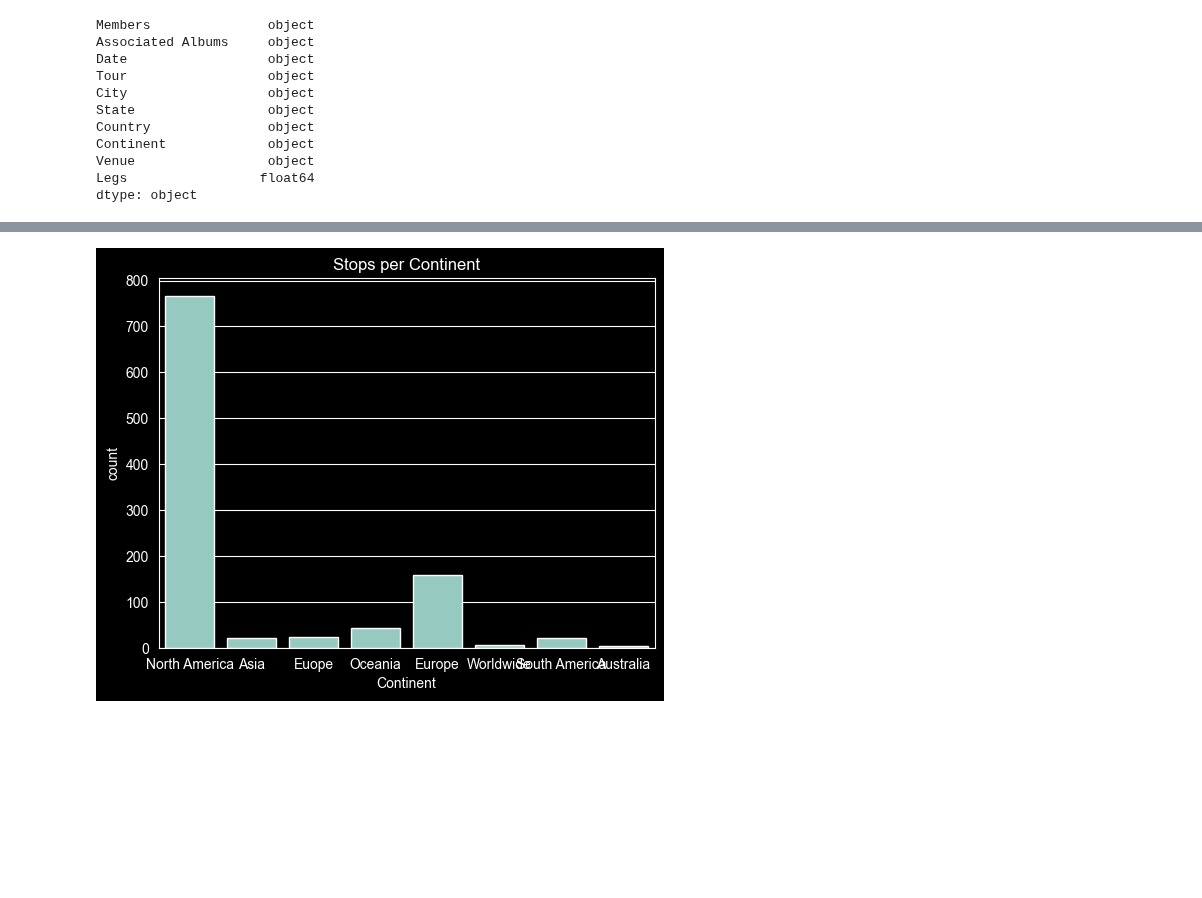
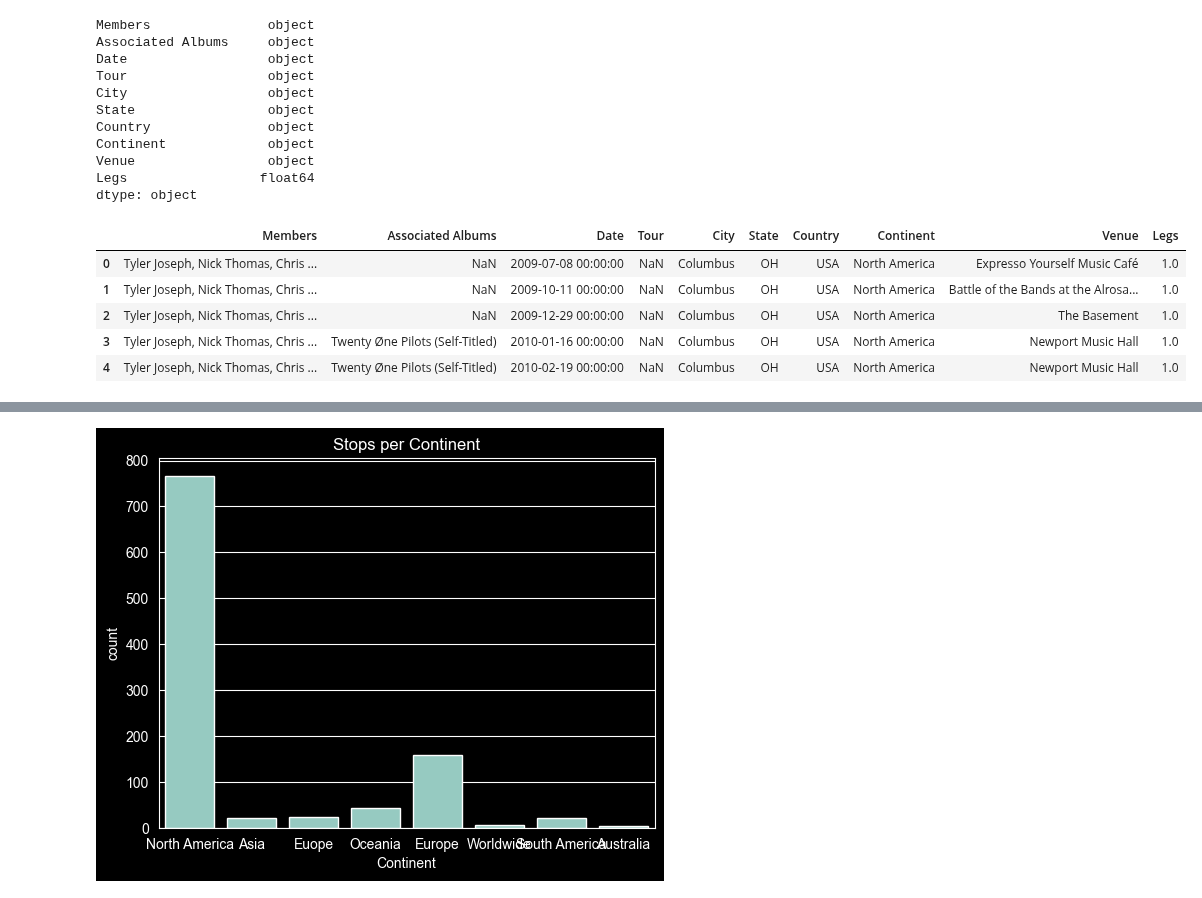
Before and after one commit to MeredithClikkie/torchbearerlab.github.io, a Jupyter notebook: TØPTourStops.ipynb, the cells around one changed output, grey strips where cells are left out. Saved outputs shown, nothing was run; the diff lists cells and outputs as text; code cells hidden in the pictures; blank space fills up the shorter version.

```diff
--- a/TØPTourStops.ipynb
+++ b/TØPTourStops.ipynb
@@ -97,3 +97,12 @@ Legs                 float64
 dtype: object
 # %%
 df1.columns = df1.columns.str.strip()
+# %%
+df1.head()
+# %% [output]
+|  | Members | Associated Albums | Date | Tour | City | State | Country | Continent | Venue | Legs |
+| 0 | Tyler Joseph, Nick Thomas, Chris ... | NaN | 2009-07-08 00:00:00 | NaN | Columbus | OH | USA | North America | Expresso Yourself Music Café | 1.0 |
+| 1 | Tyler Joseph, Nick Thomas, Chris ... | NaN | 2009-10-11 00:00:00 | NaN | Columbus | OH | USA | North America | Battle of the Bands at the Alrosa... | 1.0 |
+| 2 | Tyler Joseph, Nick Thomas, Chris ... | NaN | 2009-12-29 00:00:00 | NaN | Columbus | OH | USA | North America | The Basement | 1.0 |
+| 3 | Tyler Joseph, Nick Thomas, Chris ... | Twenty Øne Pilots (Self-Titled) | 2010-01-16 00:00:00 | NaN | Columbus | OH | USA | North America | Newport Music Hall | 1.0 |
+| 4 | Tyler Joseph, Nick Thomas, Chris ... | Twenty Øne Pilots (Self-Titled) | 2010-02-19 00:00:00 | NaN | Columbus | OH | USA | North America | Newport Music Hall | 1.0 |
```
Also changed, not shown: parts of 3 cells of this notebook.
